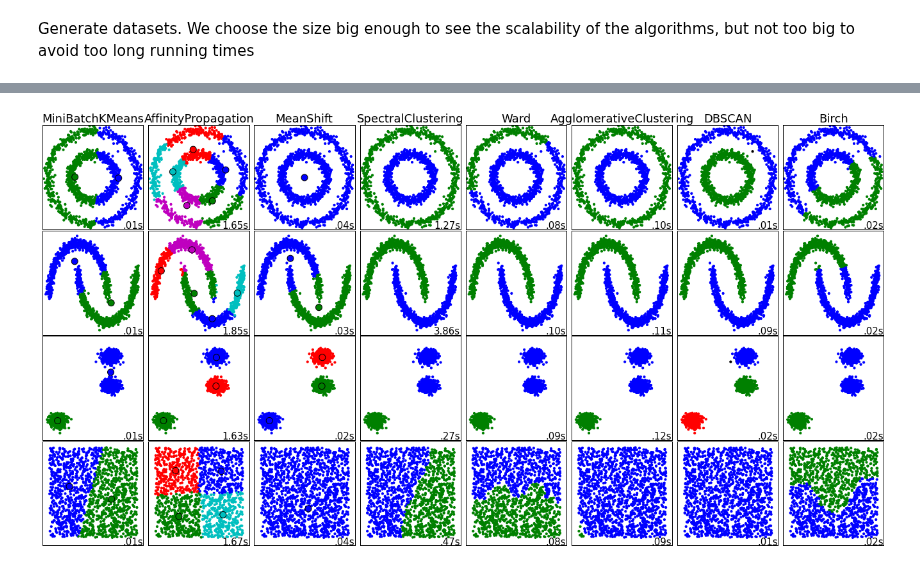
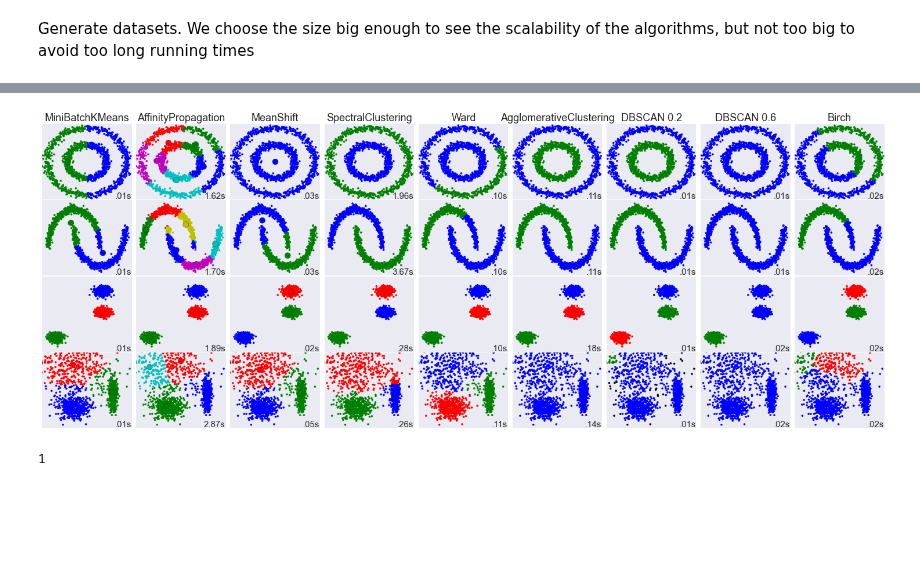
Before and after one commit to scikit-learn-contrib/hdbscan, a Jupyter notebook: Test_Clustering.ipynb, the cells around one changed output, grey strips where cells are left out. Cells and saved outputs as stored; diff of their text form; code cells hidden in the pictures; blank space fills up the shorter version.

Commit message:
added code for custom blobs

```diff
--- a/Test_Clustering.ipynb
+++ b/Test_Clustering.ipynb
@@ -22,7 +39,8 @@ n_samples = 1500
 noisy_circles = datasets.make_circles(n_samples=n_samples, factor=.5,
                                       noise=.05)
 noisy_moons = datasets.make_moons(n_samples=n_samples, noise=.05)
-blobs = datasets.make_blobs(n_samples=n_samples, random_state=8)
+blobs = datasets.make_blobs( n_samples=n_samples, random_state=8)
 no_structure = np.random.rand(n_samples, 2), None
-
-datasets = [noisy_circles, noisy_moons, blobs, no_structure]
+my_blobs = make_my_blobs(1500, [(10, 4), (-10, -5), (-10, 20)], [(1,5), (4, 4), (10, 10)])
+clusters_list = [noisy_circles, noisy_moons, blobs, no_structure, my_blobs]
+clusters_list = [noisy_circles, noisy_moons, blobs, my_blobs]
@@ -57,0 +47,4 @@ blobs
+# %%
+X = my_blobs[0]
+y_pred = my_blobs[1]
+plt.scatter(X[:, 0], X[:, 1], color=colors[y_pred].tolist(), s=10, alpha=0.5)
@@ -58,22 +57,20 @@ blobs
 # %%
-colors = np.array([x for x in 'bgrcmykbgrcmykbgrcmykbgrcmyk'])
-colors = np.hstack([colors] * 20)
-
 clustering_names = [
     'MiniBatchKMeans', 'AffinityPropagation', 'MeanShift',
     'SpectralClustering', 'Ward', 'AgglomerativeClustering',
-    'DBSCAN', 'Birch']
+    'DBSCAN 0.2', 'DBSCAN 0.6', 'Birch']
 
 plt.figure(figsize=(len(clustering_names) * 2 + 3, 9.5))
-plt.subplots_adjust(left=.02, right=.98, bottom=.001, top=.96, wspace=.05,
-                    hspace=.01)
+plt.subplots_adjust(left=.02, right=.98, bottom=.001, top=.96, wspace=.05, hspace=.01)
 
 plot_num = 1
 
-for i_dataset, dataset in enumerate(datasets):
-    X, y = datasetl
+for i_dataset, dataset in enumerate(clusters_list):
+    X, y = dataset
     # normalize dataset for easier parameter selection
     X = StandardScaler().fit_transform(X)
+
+    # clustering estimators ---------------------------
 
     # estimate bandwidth for mean shift
     bandwidth = cluster.estimate_bandwidth(X, quantile=0.3)
@@ -82,62 +79,65 @@ for i_dataset, dataset in enumerate(datasets):
     connectivity = kneighbors_graph(X, n_neighbors=10, include_self=False)
     connectivity = kneighbors_graph(X, n_neighbors=10)
 
-
     # make connectivity symmetric
     connectivity = 0.5 * (connectivity + connectivity.T)
 
-    # create clustering estimators
+    n_clusters = max(y) + 1
     ms = cluster.MeanShift(bandwidth=bandwidth, bin_seeding=True)
-    two_means = cluster.MiniBatchKMeans(n_clusters=2)
-    ward = cluster.AgglomerativeClustering(n_clusters=2, linkage='ward',
+    two_means = cluster.MiniBatchKMeans(n_clusters=n_clusters)
+    ward = cluster.AgglomerativeClustering(n_clusters=n_clusters, linkage='ward',
                                            connectivity=connectivity)
-    spectral = cluster.SpectralClustering(n_clusters=2,
+    spectral = cluster.SpectralClustering(n_clusters=n_clusters,
                                           eigen_solver='arpack',
                                           affinity="nearest_neighbors")
     dbscan = cluster.DBSCAN(eps=.2)
+    dbscan6 = cluster.DBSCAN(eps=.6)
+
     affinity_propagation = cluster.AffinityPropagation(damping=.9,
                                                        preference=-200)
+    average_linkage = cluster.AgglomerativeClustering(
+        linkage="average", affinity="cityblock", n_clusters=n_clusters,
+        connectivity=connectivity)
+    birch = cluster.Birch(n_clusters=n_clusters)
 
-    average_linkage = cluster.AgglomerativeClustering(
-        linkage="average", affinity="cityblock", n_clusters=2,
-        connectivity=connectivity)
-
-    birch = cluster.Birch(n_clusters=2)
     clustering_algorithms = [
         two_means, affinity_propagation, ms, spectral, ward, average_linkage,
-        dbscan, birch]
-
-
+        dbscan, dbscan6, birch]
+    # ---------------------------------------------------------
 
     for name, algorithm in zip(clustering_names, clustering_algorithms):
         # predict cluster memberships
         t0 = time.time()
         algorithm.fit(X)
         t1 = time.time()
         if hasattr(algorithm, 'labels_'):
             y_pred = algorithm.labels_.astype(np.int)
         else:
             y_pred = algorithm.predict(X)
 
         # plot
-        plt.subplot(4, len(clustering_algorithms), plot_num)
+        plt.subplot(5, len(clustering_algorithms), plot_num)
         if i_dataset == 0:
             plt.title(name, size=18)
         plt.scatter(X[:, 0], X[:, 1], color=colors[y_pred].tolist(), s=10)
 
         if hasattr(algorithm, 'cluster_centers_'):
             centers = algorithm.cluster_centers_
             center_colors = colors[:len(centers)]
             plt.scatter(centers[:, 0], centers[:, 1], s=100, c=center_colors)
         plt.xlim(-2, 2)
         plt.ylim(-2, 2)
         plt.xticks(())
         plt.yticks(())
         plt.text(.99, .01, ('%.2fs' % (t1 - t0)).lstrip('0'),
                  transform=plt.gca().transAxes, size=15,
                  horizontalalignment='right')
         plot_num += 1
 
 plt.show()
 # %% [output]
-[figure, old version]
+[figure, new version]
+# %%
+1
+# %% [output]
+1
```
Also changed, not shown: parts of 9 cells of this notebook.
